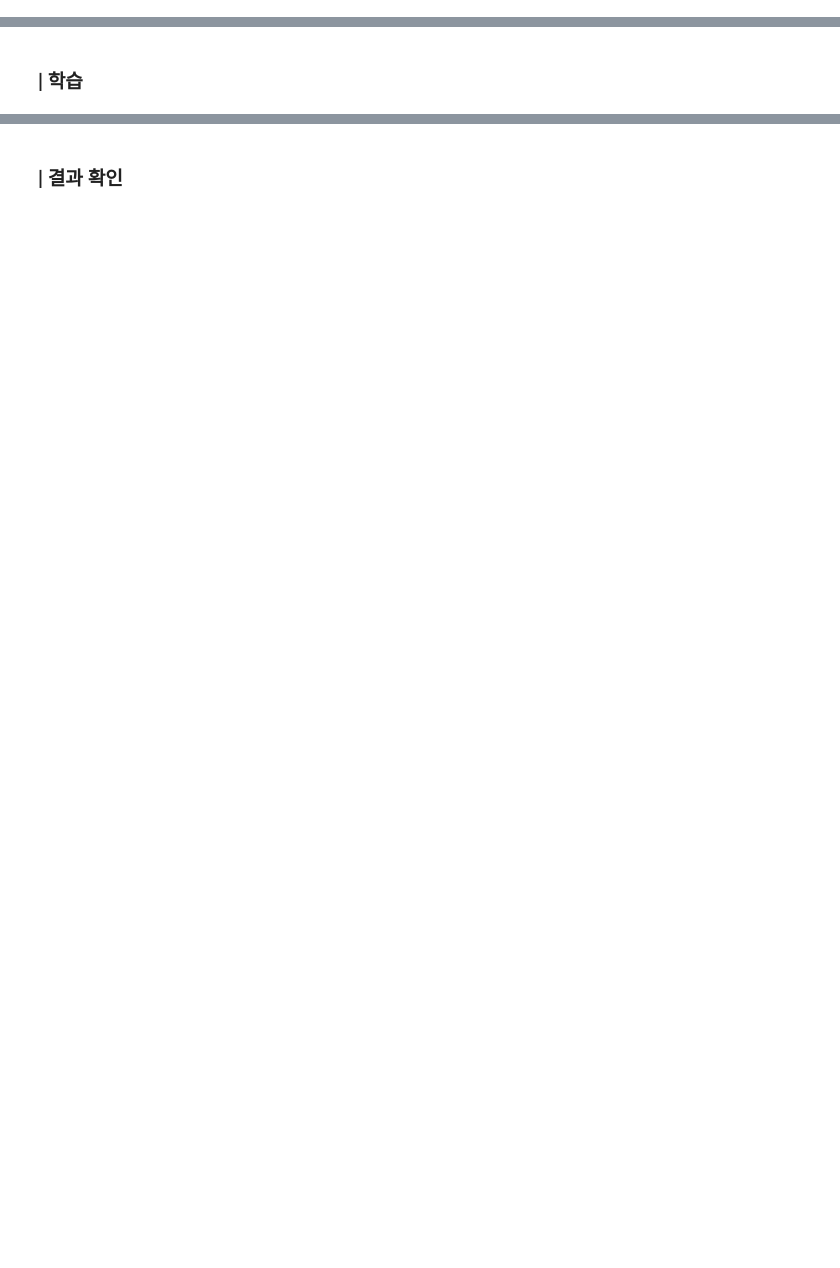
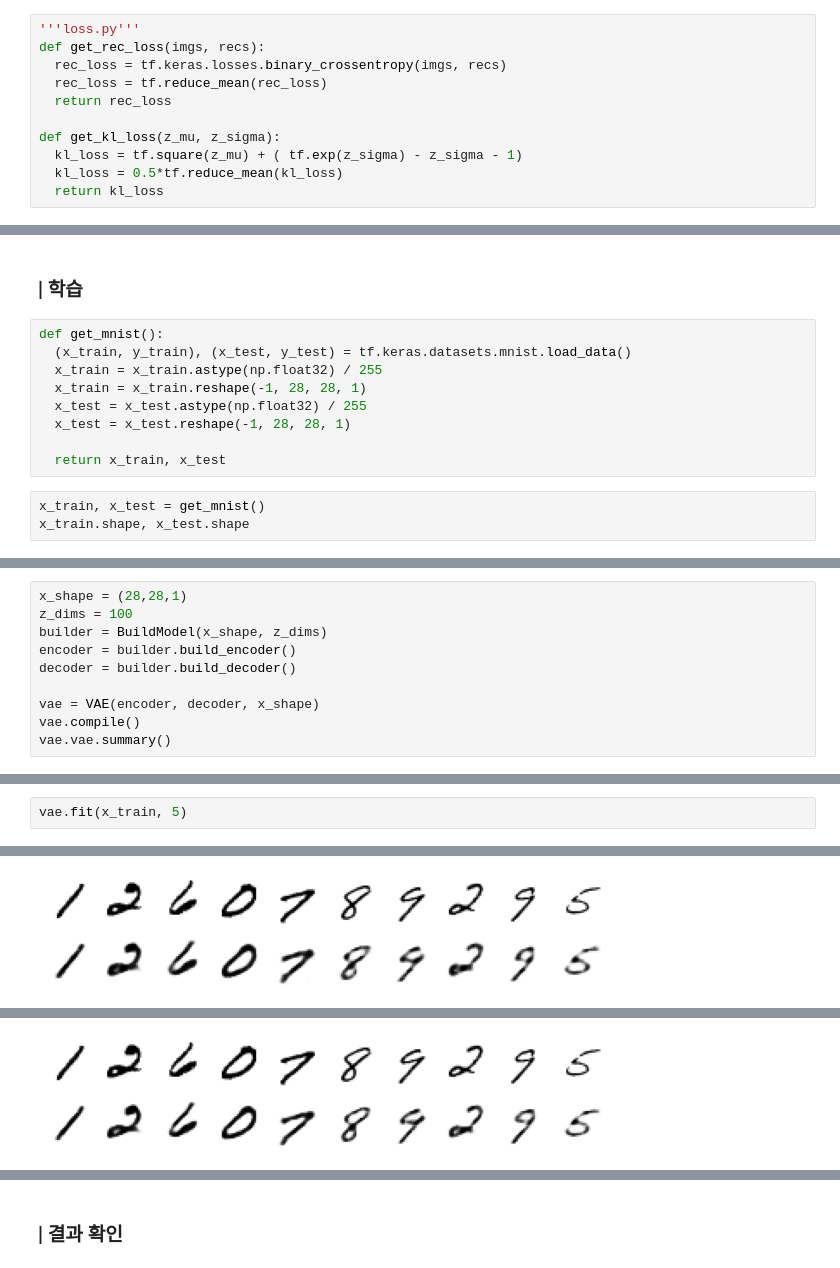
Before and after one commit to yebiny/SkillTreePython-DeepLearning, a Jupyter notebook: 04.Paper-with-code/comment/ch04_07_VAE.ipynb, the cells around one changed output, grey strips where cells are left out. Saved outputs shown, nothing was run; the diff lists cells and outputs as text; blank space fills up the shorter version.

```diff
--- a/04.Paper-with-code/comment/ch04_07_VAE.ipynb
+++ b/04.Paper-with-code/comment/ch04_07_VAE.ipynb
@@ -88,5 +88,16 @@ _________________________________________________________________
 ### **| 손실함수 정의**
 
 ![](https://user-images.githubusercontent.com/24144491/50323472-1a016400-051d-11e9-86b7-d8bf6a1a880f.png)
+# %%
+'''loss.py'''
+def get_rec_loss(imgs, recs):
+  rec_loss = tf.keras.losses.binary_crossentropy(imgs, recs)
+  rec_loss = tf.reduce_mean(rec_loss)
+  return rec_loss
+
+def get_kl_loss(z_mu, z_sigma):
+  kl_loss = tf.square(z_mu) + ( tf.exp(z_sigma) - z_sigma - 1)
+  kl_loss = 0.5*tf.reduce_mean(kl_loss)
+  return kl_loss
 # %% [markdown]
 ### **| VAE 구현**
@@ -93,2 +173,14 @@ _________________________________________________________________
 # %% [markdown]
 ### **| 학습**
+# %%
+def get_mnist():
+  (x_train, y_train), (x_test, y_test) = tf.keras.datasets.mnist.load_data()
+  x_train = x_train.astype(np.float32) / 255
+  x_train = x_train.reshape(-1, 28, 28, 1)
+  x_test = x_test.astype(np.float32) / 255
+  x_test = x_test.reshape(-1, 28, 28, 1)
+
+  return x_train, x_test
+# %%
+x_train, x_test = get_mnist()
+x_train.shape, x_test.shape
@@ -94,0 +189,10 @@ _________________________________________________________________
+# %%
+x_shape = (28,28,1)
+z_dims = 100
+builder = BuildModel(x_shape, z_dims)
+encoder = builder.build_encoder()
+decoder = builder.build_decoder()
+
+vae = VAE(encoder, decoder, x_shape)
+vae.compile()
+vae.vae.summary()
@@ -94,0 +217,3 @@ _________________________________________________________________
+# %%
+vae.fit(x_train, 5)
+# %% [output]
@@ -94,0 +221 @@ _________________________________________________________________
+[figure, added]
@@ -94,0 +223 @@ _________________________________________________________________
+[figure, added]
```
Also changed, not shown: parts of 4 cells of this notebook.
